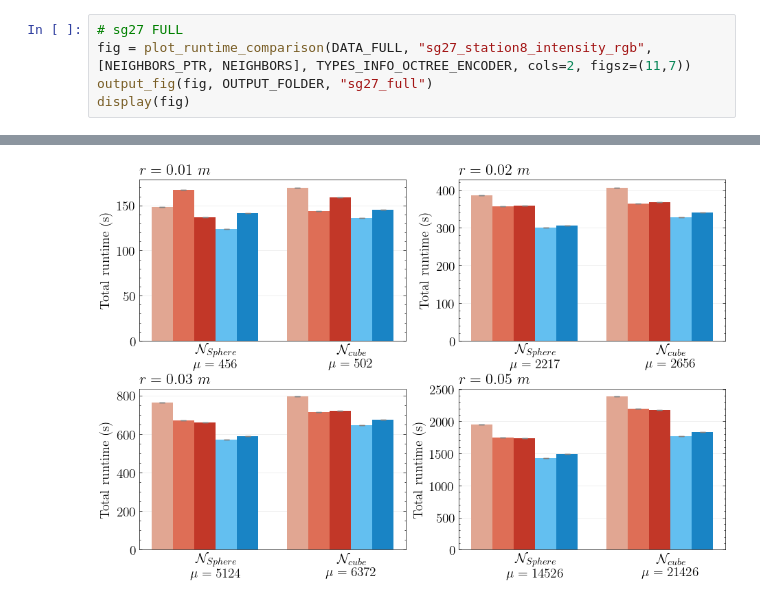
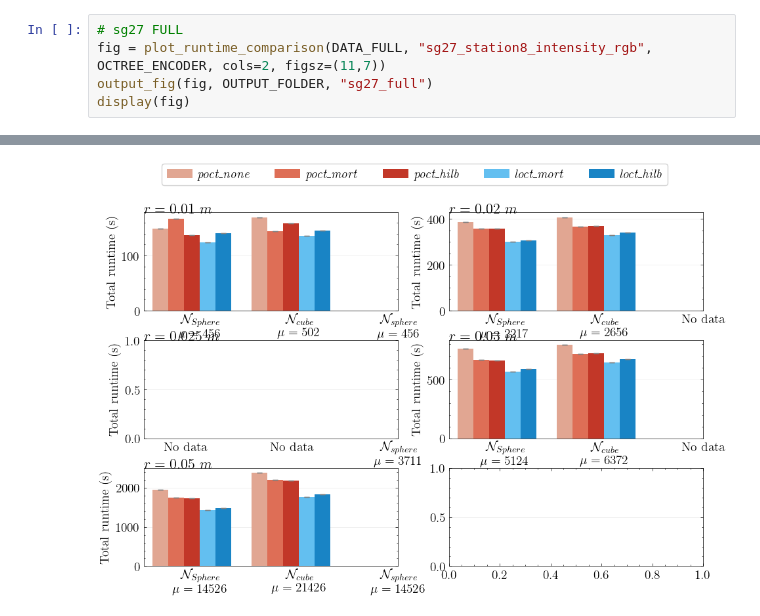
Before and after one commit to derivada/octrees-benchmark, a Jupyter notebook: plots/plots_benchmarks.ipynb, the cells around one changed output, grey strips where cells are left out. Saved outputs shown, nothing was run; the diff lists cells and outputs as text.

```diff
--- a/plots/plots_benchmarks.ipynb
+++ b/plots/plots_benchmarks.ipynb
@@ -163,6 +28,6 @@ Loading latest file: ../results/subset/Paris_Luxembourg_6/Paris_Luxembourg_6-202
 # %%
 # sg27 FULL
-fig = plot_runtime_comparison(DATA_FULL, "sg27_station8_intensity_rgb", [NEIGHBORS_PTR, NEIGHBORS], TYPES_INFO_OCTREE_ENCODER, cols=2, figsz=(11,7))
+fig = plot_runtime_comparison(DATA_FULL, "sg27_station8_intensity_rgb", OCTREE_ENCODER, cols=2, figsz=(11,7))
 output_fig(fig, OUTPUT_FOLDER, "sg27_full")
 display(fig)
 # %% [output]
@@ -170,3 +35,3 @@ Loading latest file: ../results/full/sg27_station8_intensity_rgb/sg27_station8_i
-[figure, old version]
+[figure, new version]
 # %%
 # log-log SUBSETS
```
Also changed, not shown: parts of 28 cells of this notebook, 34 other files.
